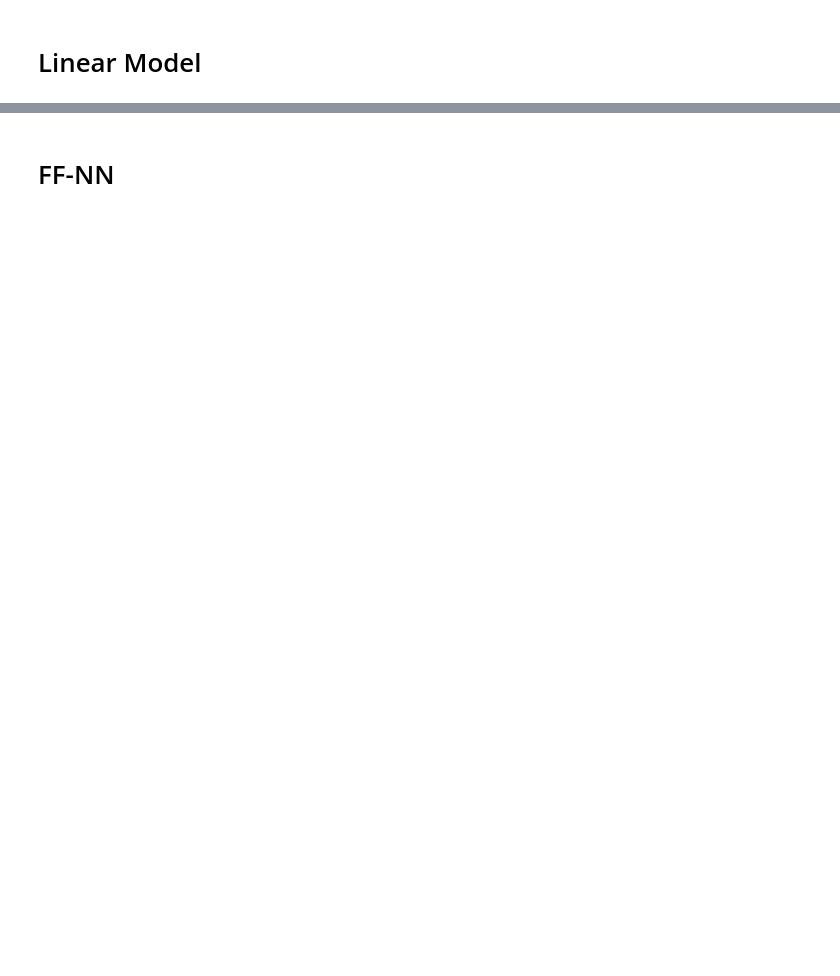
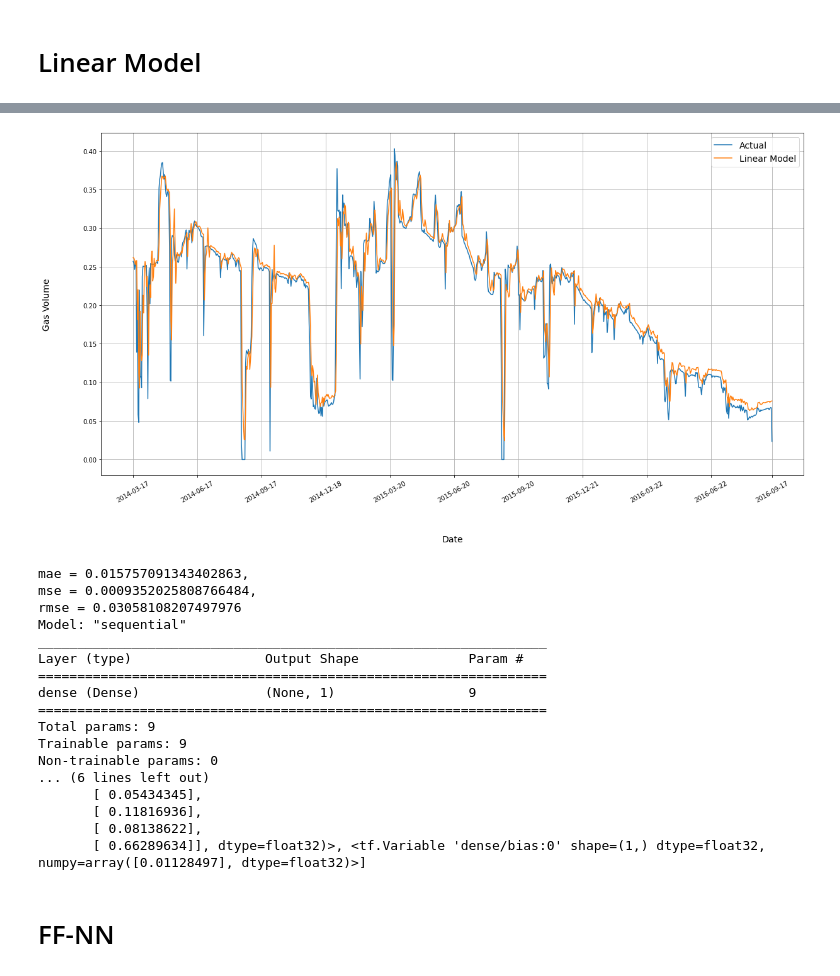
Before and after one commit to topefolorunso/NN-Based-Oil-Prediction-Model-w-Time-Series-Forecasting, a Jupyter notebook: models/gas_model.ipynb, the cells around one changed output, grey strips where cells are left out. Cells and saved outputs as stored; diff of their text form; code cells hidden in the pictures; blank space fills up the shorter version.

Commit message:
optimize model

```diff
--- a/models/gas_model.ipynb
+++ b/models/gas_model.ipynb
@@ -187,27 +224,18 @@ def model_forecast(model, series, window_size):
 # %%
-refresh()
 
-window_size = 30
+# lr_schedule = LearningRateScheduler(lambda epoch: 1e-4 * 10**(epoch / 30))
+# history, model = linear_model(callbacks=[lr_schedule])
 
-gas_train_set = window_dataset(gas_train, window_size)
+# plt.semilogx(history.history["lr"], history.history["loss"])
+# plt.axis([5e-5, 5e-1, 0, 0.3])
+# plt.show()
 
-model = Sequential( [ Dense(1, input_shape=[window_size]) ] )
+# max(history.history["loss"])
 
-lr_schedule = LearningRateScheduler(
-                lambda epoch: 1e-4 * 10**(epoch / 30)
-                )
+# early_stopping = EarlyStopping(patience=10)
+# linear_history, linear_model = model_linear(callbacks=[early_stopping], file_name="linear_gas_model")
+linear_model = keras.models.load_model("linear/linear_gas_model.h5")
 
-optimizer = keras.optimizers.SGD(learning_rate=1e-4, momentum=0.9)
-
-model.compile(loss=keras.losses.Huber(),
-              optimizer=optimizer,
-              metrics=["mae"])
-
-history = model.fit(gas_train_set, epochs=100, callbacks=[lr_schedule])
-
-plt.semilogx(history.history["lr"], history.history["loss"])
-plt.axis([5e-5, 5e-1, 0, 0.3])
-
-plt.show()
-
-max(history.history["loss"])
+plot_model_forecast(linear_model, "gas_linear_forecast", "Linear", window_size=30)
+linear_model.summary()
+print(linear_model.trainable_variables)
@@ -301,3 +261,30 @@ Non-trainable params: 0
+# %%
+# early_stopping = EarlyStopping(patience=10)
+# linear_history, linear_model = model_linear(callbacks=[early_stopping], window_size=8, file_name="optimized_linear_model")
+linear_model = keras.models.load_model("linear/optimized_linear_model.h5")
+
+plot_model_forecast(linear_model, "gas_linear_optimized_forecast", "Linear", window_size=8)
+linear_model.summary()
+print(linear_model.trainable_variables)
+# %% [output]
+[figure, added]
+mae = 0.015757091343402863,
+mse = 0.0009352025808766484,
+rmse = 0.03058108207497976
+Model: "sequential"
+_________________________________________________________________
+Layer (type)                 Output Shape              Param #
+=================================================================
+dense (Dense)                (None, 1)                 9
+=================================================================
+Total params: 9
+Trainable params: 9
+Non-trainable params: 0
+... (6 lines left out)
+       [ 0.05434345],
+       [ 0.11816936],
+       [ 0.08138622],
+       [ 0.66289634]], dtype=float32)>, <tf.Variable 'dense/bias:0' shape=(1,) dtype=float32, numpy=array([0.01128497], dtype=float32)>]
 # %% [markdown]
 #  FF-NN
 # %%
```
Also changed, not shown: parts of 21 cells of this notebook, 20 other files.
